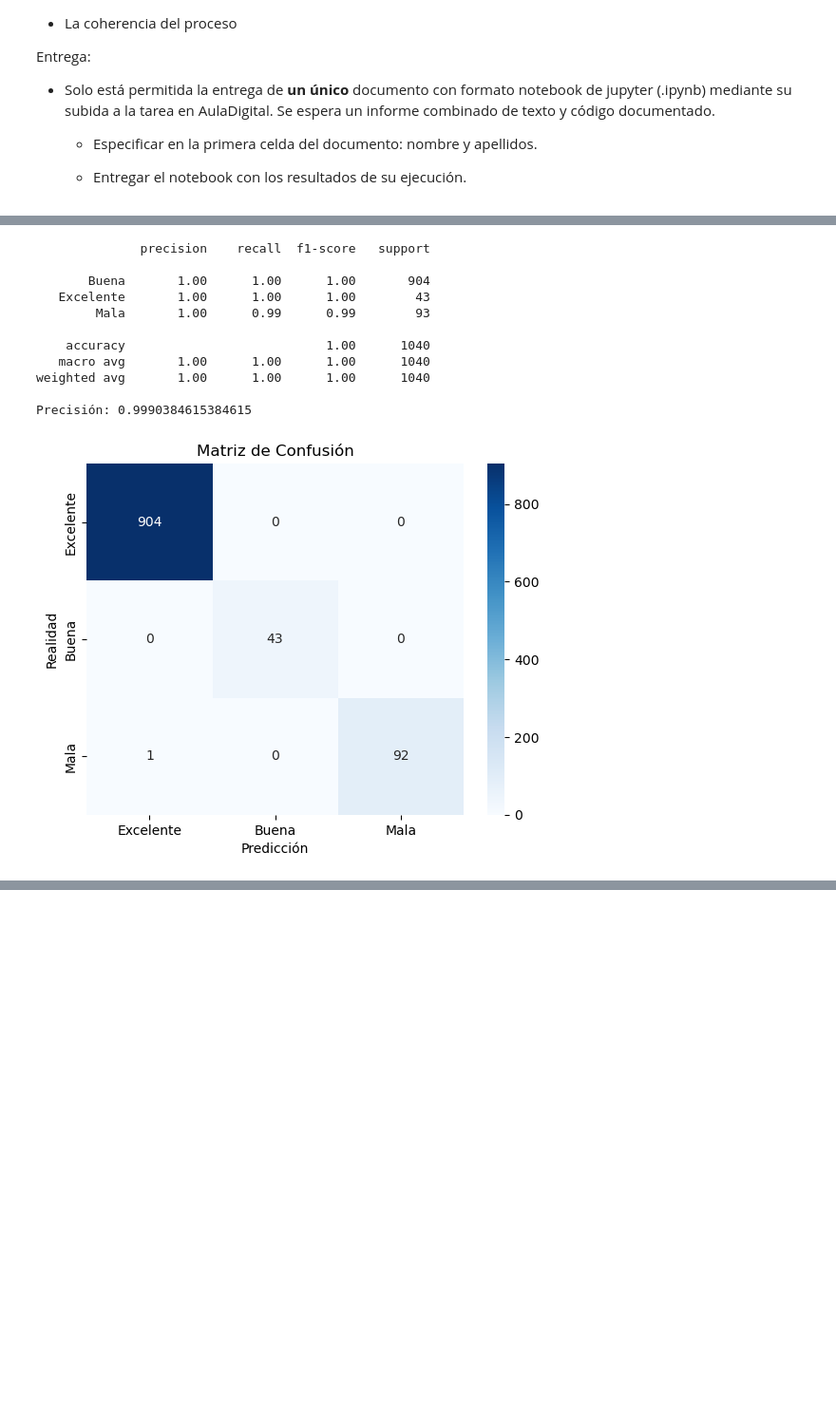
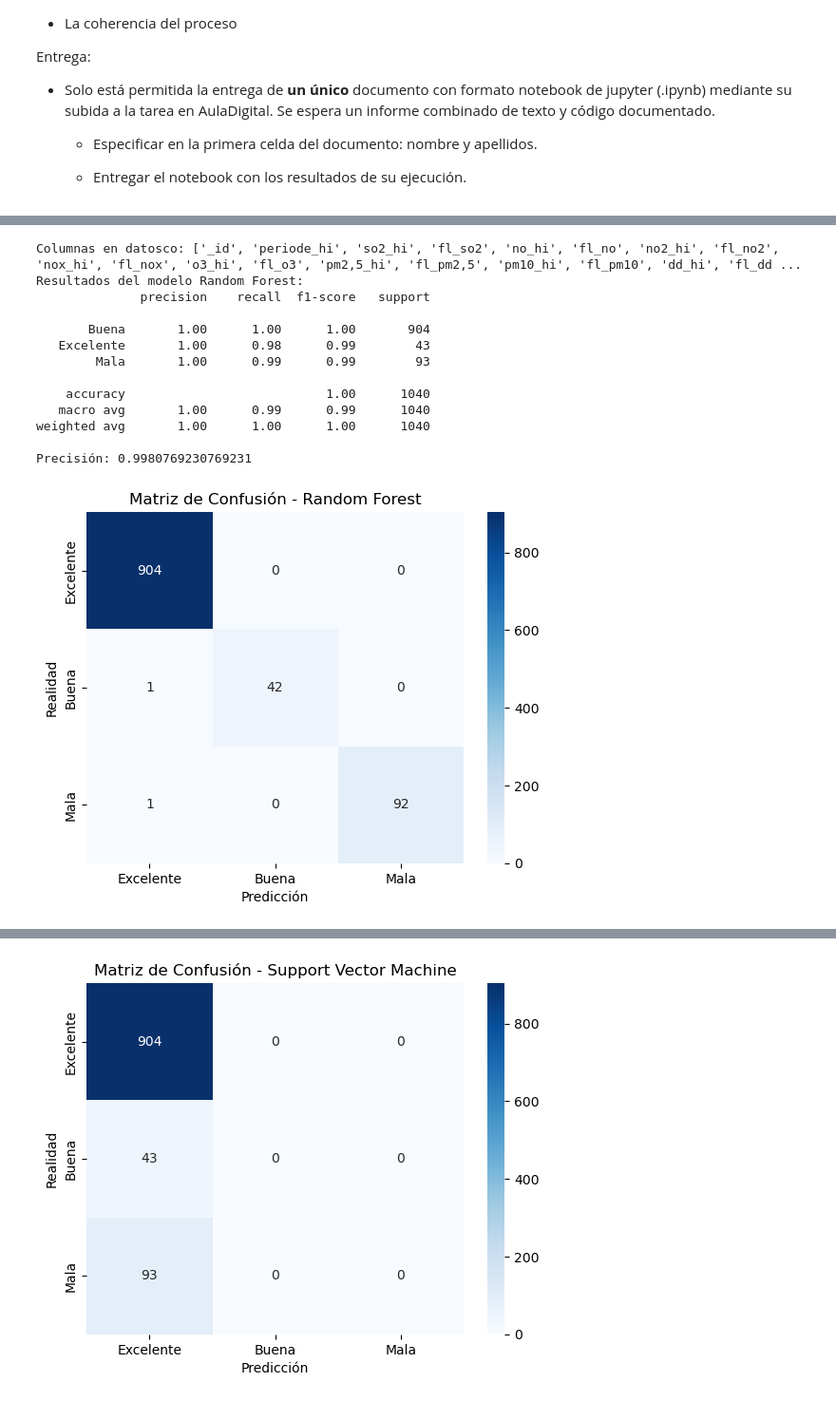
Before and after one commit to BalentinaAE/Pandas, a Jupyter notebook: Practica_ML2.ipynb, the cells around one changed output, grey strips where cells are left out. Shown at 95% size. Drawn from its saved outputs; the diff is of its cells as text; code cells hidden in the pictures; blank space fills up the shorter version.

Commit message:
Descripción de los cambios en Practica_ML2

```diff
--- a/Practica_ML2.ipynb
+++ b/Practica_ML2.ipynb
@@ -98,57 +94,87 @@ dtype: int64
 # %%
 
-datosco = pd.read_csv("datos_practica_ML2.csv", sep=",")
 
 datosco.columns = datosco.columns.str.strip().str.lower().str.replace(" ", "_")
 datosco = datosco.drop_duplicates()
+
+numericas = ['so2_hi', 'no_hi', 'no2_hi', 'nox_hi', 'o3_hi',
+             'pm2,5_hi', 'pm10_hi', 'dd_hi', 'vv_hi', 'tmp_hi',
+             'hr_hi', 'prb_hi', 'll_hi', 'rs_hi']
+
+
+datosco[numericas] = datosco[numericas].apply(pd.to_numeric, errors="coerce")
+
+datosco[numericas] = datosco[numericas].fillna(datosco[numericas].median())
+
+if 'data_hi' in datosco.columns:
+    datosco = datosco.drop(columns=["data_hi"])
+
+if 'prb_hi' in datosco.columns:
+    datosco["prb_hi"] = datosco["prb_hi"].fillna(datosco["prb_hi"].mean())
 
 for col in datosco.columns:
     if col.startswith("fl_"):
         datosco = datosco[datosco[col] == "V"]
 
-numericas = [col for col in datosco.columns if "_hi" in col]
-datosco[numericas] = datosco[numericas].apply(pd.to_numeric, errors="coerce")
-datosco[numericas] = datosco[numericas].fillna(datosco[numericas].median())
-
+# Clasificación de calidad del aire
 def clasificar_calidad(df):
     condiciones = [
         (df["pm10_hi"] <= 20) & (df["o3_hi"] <= 50) & (df["no2_hi"] <= 40),
         (df["pm10_hi"] <= 50) & (df["o3_hi"] <= 100) & (df["no2_hi"] <= 100),
         (df["pm10_hi"] > 50) | (df["o3_hi"] > 100) | (df["no2_hi"] > 100),
     ]
     categorias = ["Excelente", "Buena", "Mala"]
     df["calidad_aire"] = np.select(condiciones, categorias, default="Mala")
     return df
 
 datosco = clasificar_calidad(datosco)
 
+print("Columnas en datosco:", datosco.columns.tolist())
+
+numericas = [col for col in numericas if col in datosco.columns]
+
 X = datosco[numericas]
 y = datosco["calidad_aire"]
-X_train, X_test, y_train, y_test = train_test_split(X, y, test_size=0.2, random_state=42)
 
-modelo = RandomForestClassifier(n_estimators=100, random_state=42)
-modelo.fit(X_train, y_train)
-y_pred = modelo.predict(X_test)
+if X.isnull().any().any() or y.isnull().any():
+    print("Hay valores NaN en X o y, revisa los datos.")
+else:
+    X_train, X_test, y_train, y_test = train_test_split(X, y, test_size=0.2, random_state=42)
 
-print(classification_report(y_test, y_pred))
-print("Precisión:", accuracy_score(y_test, y_pred))
+    modelos = {
+        "Random Forest": RandomForestClassifier(n_estimators=100, random_state=42),
+        "Support Vector Machine": SVC(random_state=42),
+        "K Neighbors": KNeighborsClassifier()
+    }
 
-matriz = confusion_matrix(y_test, y_pred)
-sns.heatmap(matriz, annot=True, fmt="d", cmap="Blues", xticklabels=["Excelente", "Buena", "Mala"], yticklabels=["Excelente", "Buena", "Mala"])
-plt.xlabel("Predicción")
-plt.ylabel("Realidad")
-plt.title("Matriz de Confusión")
-plt.show()
+    for nombre, modelo in modelos.items():
+        modelo.fit(X_train, y_train)
+        y_pred = modelo.predict(X_test)
+
+        print(f"Resultados del modelo {nombre}:")
+        print(classification_report(y_test, y_pred))
+        print("Precisión:", accuracy_score(y_test, y_pred))
+
+        matriz = confusion_matrix(y_test, y_pred)
+        sns.heatmap(matriz, annot=True, fmt="d", cmap="Blues",
+                    xticklabels=["Excelente", "Buena", "Mala"],
+                    yticklabels=["Excelente", "Buena", "Mala"])
+        plt.xlabel("Predicción")
+        plt.ylabel("Realidad")
+        plt.title(f"Matriz de Confusión - {nombre}")
+        plt.show()
 # %% [output]
+Columnas en datosco: ['_id', 'periode_hi', 'so2_hi', 'fl_so2', 'no_hi', 'fl_no', 'no2_hi', 'fl_no2', 'nox_hi', 'fl_nox', 'o3_hi', 'fl_o3', 'pm2,5_hi', 'fl_pm2,5', 'pm10_hi', 'fl_pm10', 'dd_hi', 'fl_dd ...
+Resultados del modelo Random Forest:
               precision    recall  f1-score   support
 
        Buena       1.00      1.00      1.00       904
-   Excelente       1.00      1.00      1.00        43
+   Excelente       1.00      0.98      0.99        43
         Mala       1.00      0.99      0.99        93
 
     accuracy                           1.00      1040
-   macro avg       1.00      1.00      1.00      1040
+   macro avg       1.00      0.99      0.99      1040
 weighted avg       1.00      1.00      1.00      1040
 
-Precisión: 0.9990384615384615
+Precisión: 0.9980769230769231
-[figure, old version]
+[figure, new version]
@@ -154,0 +193 @@ Precisión: 0.9990384615384615
+[figure, added]
```
Also changed, not shown: parts of 8 cells of this notebook.
